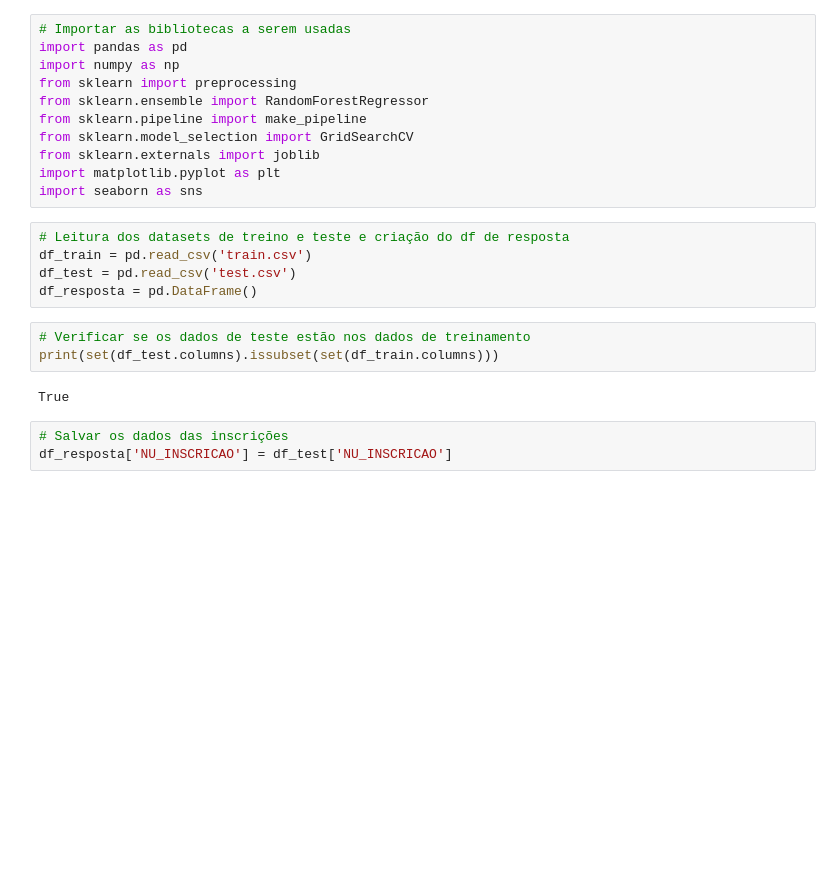
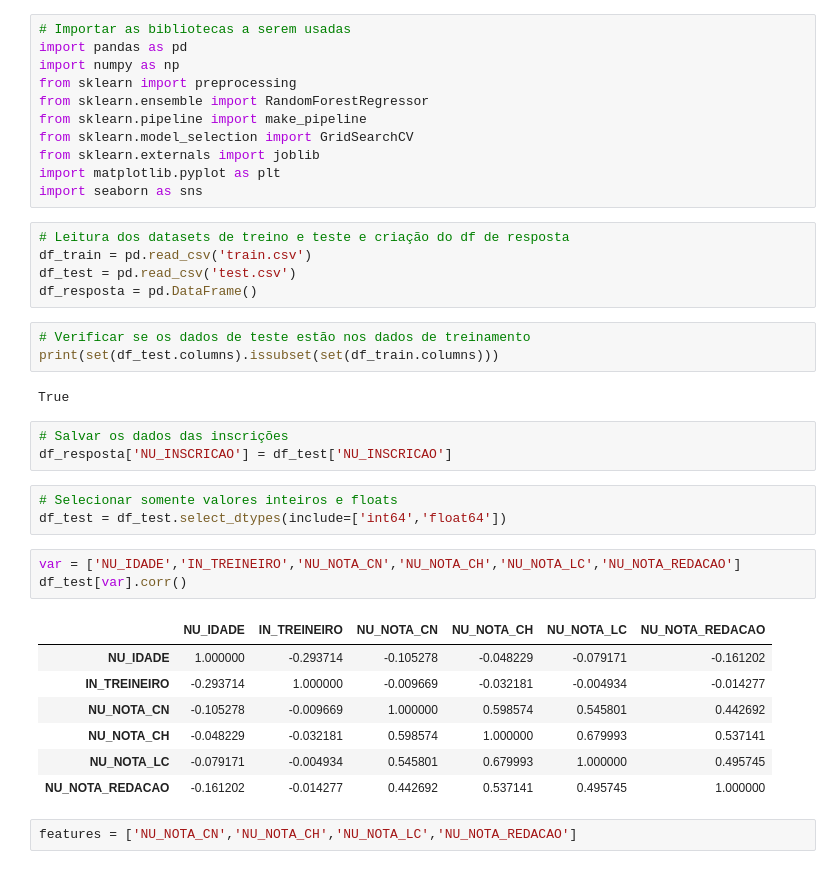
Before and after one commit to tiandrefreitas/desafio_codenation, a Jupyter notebook: Enem_2016.ipynb, the cells around one changed output. Saved outputs shown, nothing was run; the diff lists cells and outputs as text; blank space fills up the shorter version.

```diff
--- a/Enem_2016.ipynb
+++ b/Enem_2016.ipynb
@@ -24,3 +24,19 @@ True
 # %%
 # Salvar os dados das inscrições
 df_resposta['NU_INSCRICAO'] = df_test['NU_INSCRICAO']
+# %%
+# Selecionar somente valores inteiros e floats
+df_test = df_test.select_dtypes(include=['int64','float64'])
+# %%
+var = ['NU_IDADE','IN_TREINEIRO','NU_NOTA_CN','NU_NOTA_CH','NU_NOTA_LC','NU_NOTA_REDACAO']
+df_test[var].corr()
+# %% [output]
+|  | NU_IDADE | IN_TREINEIRO | NU_NOTA_CN | NU_NOTA_CH | NU_NOTA_LC | NU_NOTA_REDACAO |
+| NU_IDADE | 1.000000 | -0.293714 | -0.105278 | -0.048229 | -0.079171 | -0.161202 |
+| IN_TREINEIRO | -0.293714 | 1.000000 | -0.009669 | -0.032181 | -0.004934 | -0.014277 |
+| NU_NOTA_CN | -0.105278 | -0.009669 | 1.000000 | 0.598574 | 0.545801 | 0.442692 |
+| NU_NOTA_CH | -0.048229 | -0.032181 | 0.598574 | 1.000000 | 0.679993 | 0.537141 |
+| NU_NOTA_LC | -0.079171 | -0.004934 | 0.545801 | 0.679993 | 1.000000 | 0.495745 |
+| NU_NOTA_REDACAO | -0.161202 | -0.014277 | 0.442692 | 0.537141 | 0.495745 | 1.000000 |
+# %%
+features = ['NU_NOTA_CN','NU_NOTA_CH','NU_NOTA_LC','NU_NOTA_REDACAO']
```
Also changed, not shown: parts of 18 cells of this notebook.
